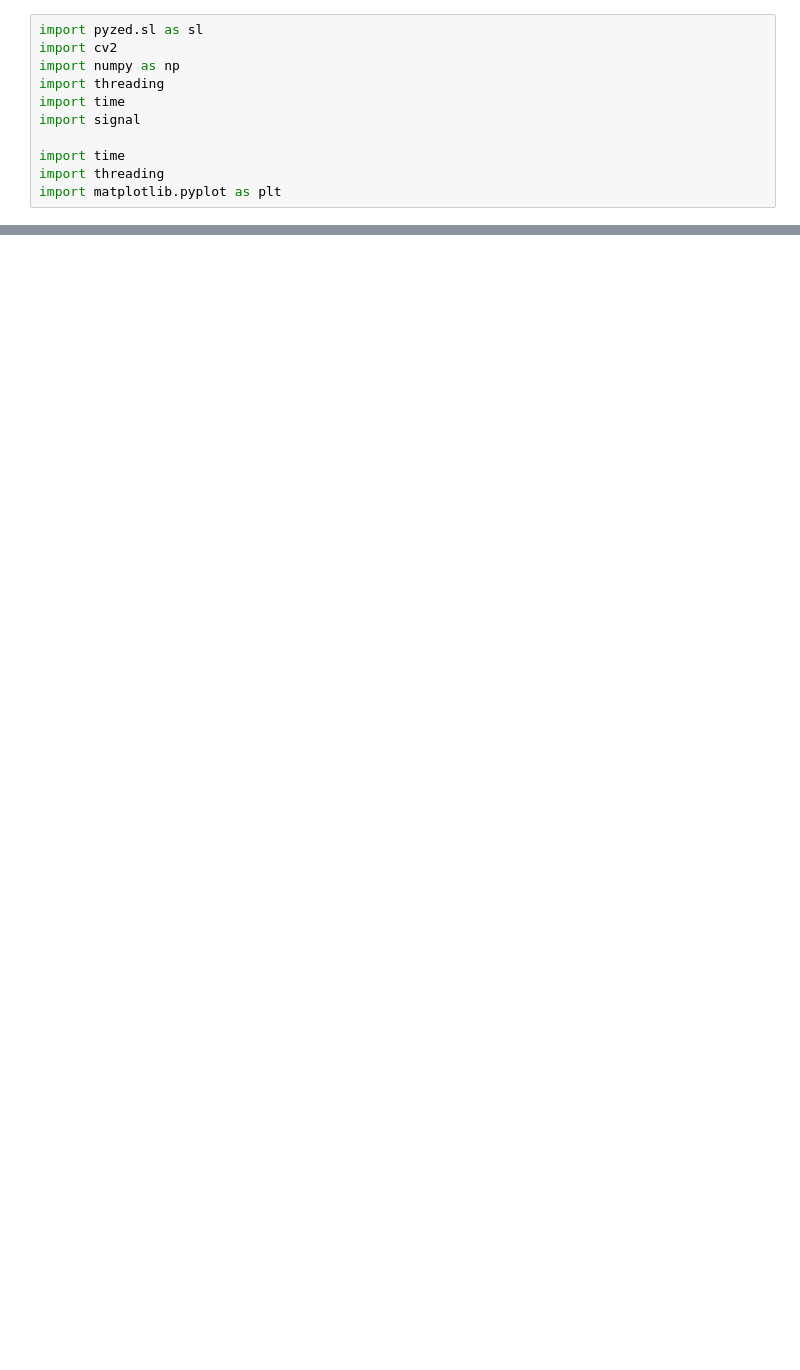
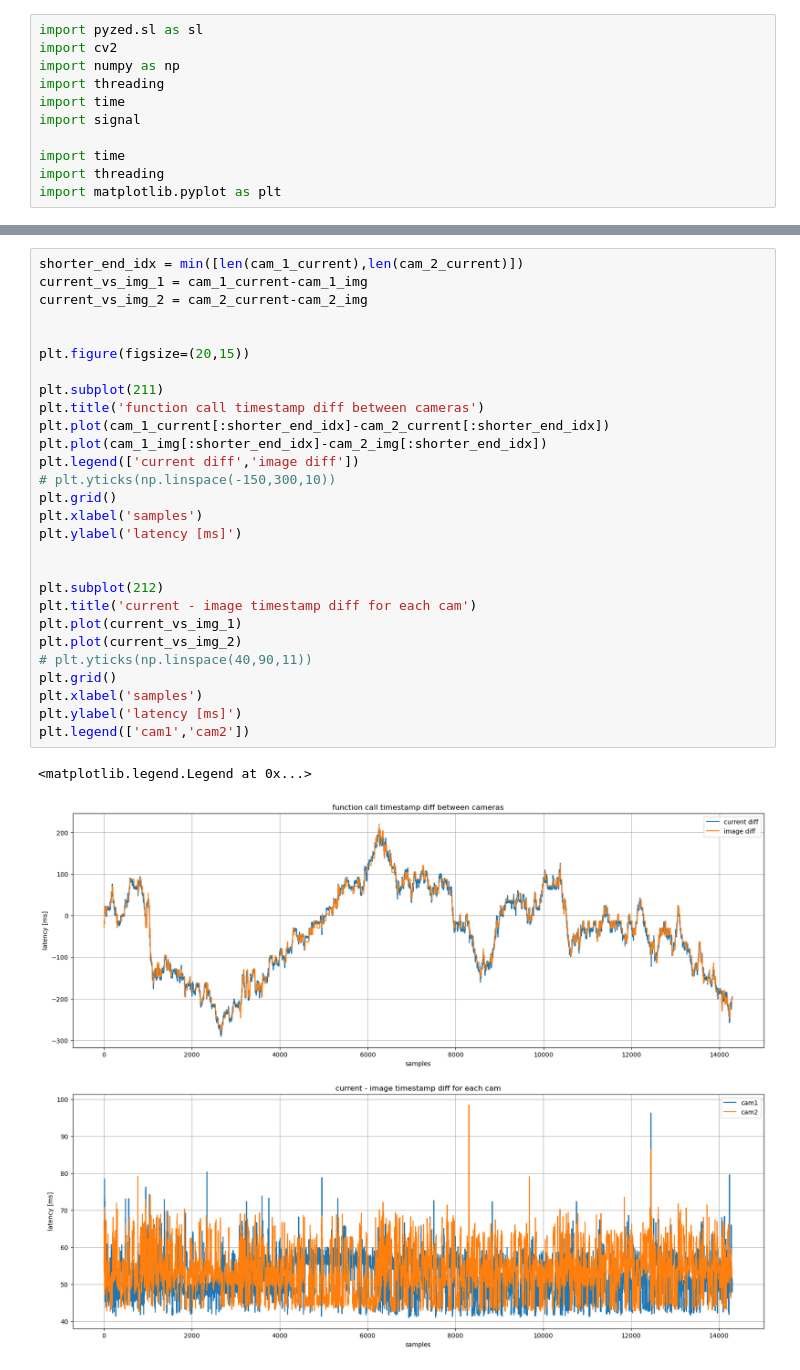
Before and after one commit to MateUnger/StereoVision, a Jupyter notebook: multi_cam_nb.ipynb, the cells around one changed output, grey strips where cells are left out. Saved outputs shown, nothing was run; the diff lists cells and outputs as text; blank space fills up the shorter version.

```diff
--- a/multi_cam_nb.ipynb
+++ b/multi_cam_nb.ipynb
@@ -138,0 +162,31 @@ cam2 stamps: (3552,)
+# %%
+shorter_end_idx = min([len(cam_1_current),len(cam_2_current)])
+current_vs_img_1 = cam_1_current-cam_1_img
+current_vs_img_2 = cam_2_current-cam_2_img
+
+
+plt.figure(figsize=(20,15))
+
+plt.subplot(211)
+plt.title('function call timestamp diff between cameras')
+plt.plot(cam_1_current[:shorter_end_idx]-cam_2_current[:shorter_end_idx])
+plt.plot(cam_1_img[:shorter_end_idx]-cam_2_img[:shorter_end_idx])
+plt.legend(['current diff','image diff'])
+# plt.yticks(np.linspace(-150,300,10))
+plt.grid()
+plt.xlabel('samples')
+plt.ylabel('latency [ms]')
+
+
+plt.subplot(212)
+plt.title('current - image timestamp diff for each cam')
+plt.plot(current_vs_img_1)
+plt.plot(current_vs_img_2)
+# plt.yticks(np.linspace(40,90,11))
+plt.grid()
+plt.xlabel('samples')
+plt.ylabel('latency [ms]')
+plt.legend(['cam1','cam2'])
+# %% [output]
+<matplotlib.legend.Legend at 0x...>
+[figure, added]
```
Also changed, not shown: parts of 6 cells of this notebook, 5 other files.
